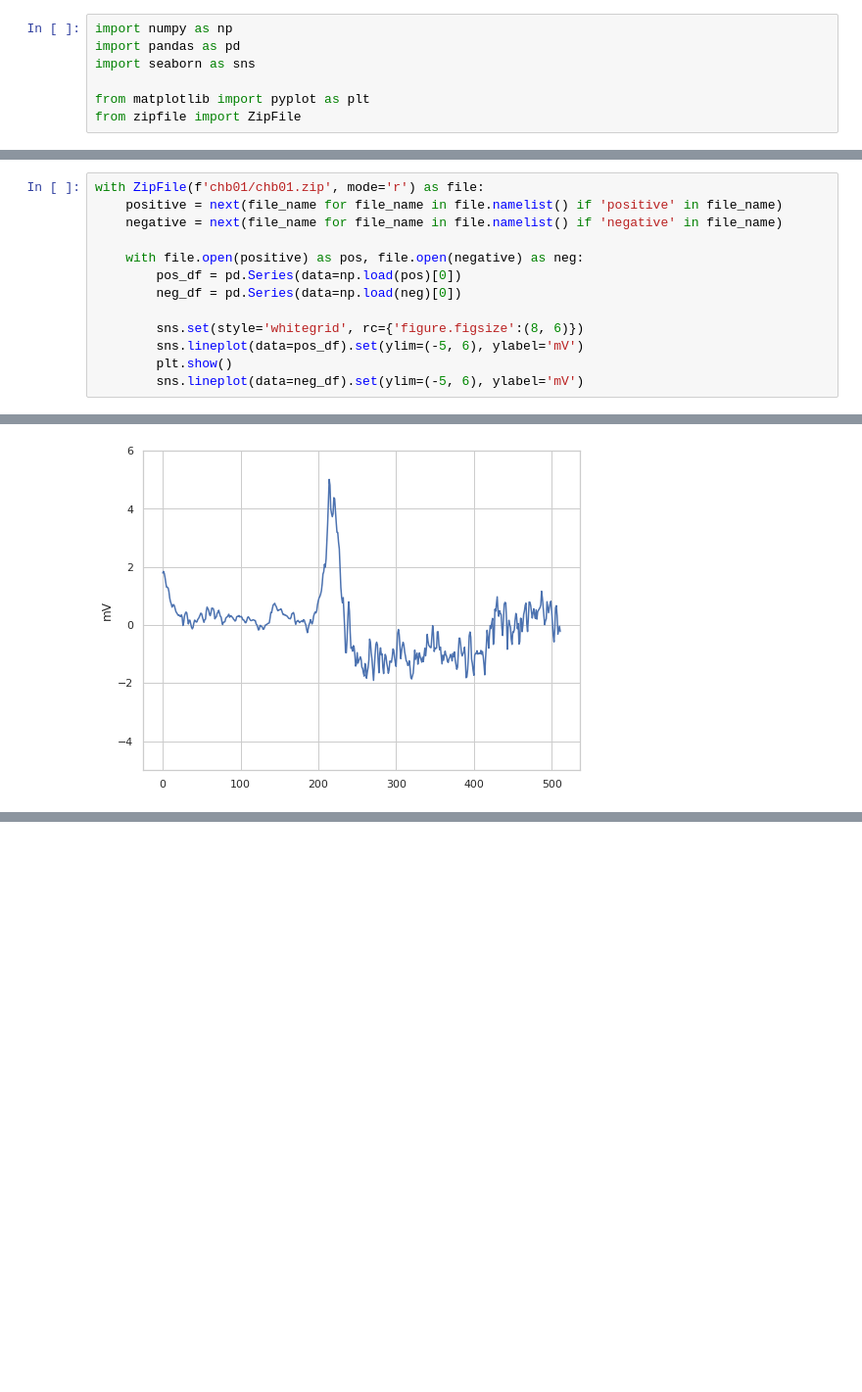
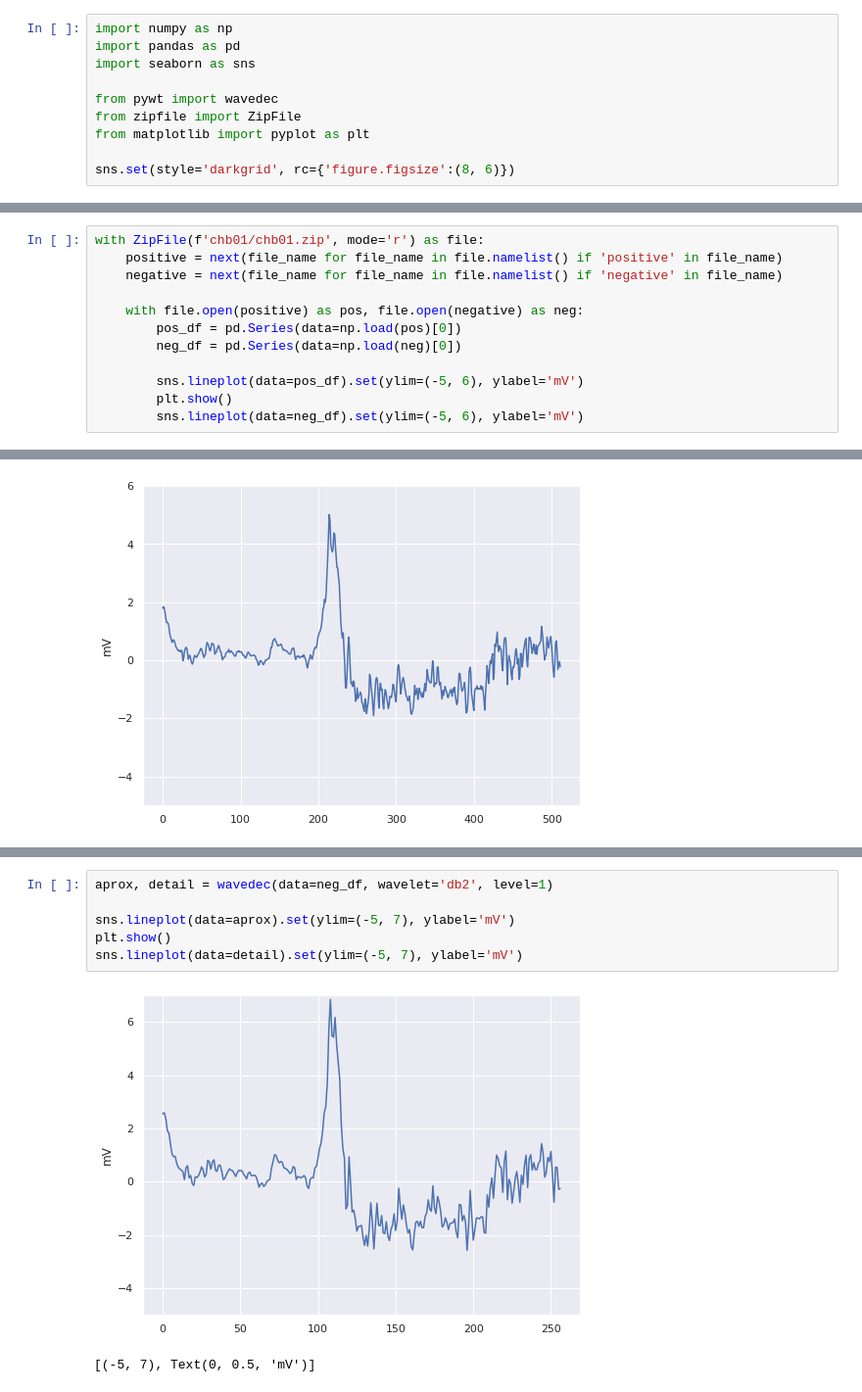
Before and after one commit to newtmagalhaes/Machine-Learning, a Jupyter notebook: ML/f02-chb/014-pibic_images.ipynb, the cells around one changed output, grey strips where cells are left out. Shown: that part at 98% size. Cells and saved outputs as stored; diff of their text form; blank space fills up the shorter version.

```diff
--- a/ML/f02-chb/014-pibic_images.ipynb
+++ b/ML/f02-chb/014-pibic_images.ipynb
@@ -9,8 +9,11 @@ import numpy as np
 import pandas as pd
 import seaborn as sns
 
+from pywt import wavedec
+from zipfile import ZipFile
 from matplotlib import pyplot as plt
-from zipfile import ZipFile
+
+sns.set(style='darkgrid', rc={'figure.figsize':(8, 6)})
 # %% [markdown]
 ## Figura 2 EEG do sinal 0 do paciente 1
 
@@ -25,7 +28,6 @@ with ZipFile(f'chb01/chb01.zip', mode='r') as file:
         pos_df = pd.Series(data=np.load(pos)[0])
         neg_df = pd.Series(data=np.load(neg)[0])
 
-        sns.set(style='whitegrid', rc={'figure.figsize':(8, 6)})
         sns.lineplot(data=pos_df).set(ylim=(-5, 6), ylabel='mV')
         plt.show()
         sns.lineplot(data=neg_df).set(ylim=(-5, 6), ylabel='mV')
@@ -34,0 +42,9 @@ with ZipFile(f'chb01/chb01.zip', mode='r') as file:
+# %%
+aprox, detail = wavedec(data=neg_df, wavelet='db2', level=1)
+
+sns.lineplot(data=aprox).set(ylim=(-5, 7), ylabel='mV')
+plt.show()
+sns.lineplot(data=detail).set(ylim=(-5, 7), ylabel='mV')
+# %% [output]
+[figure, added]
+[(-5, 7), Text(0, 0.5, 'mV')]
```
Also changed, not shown: parts of 8 cells of this notebook.
